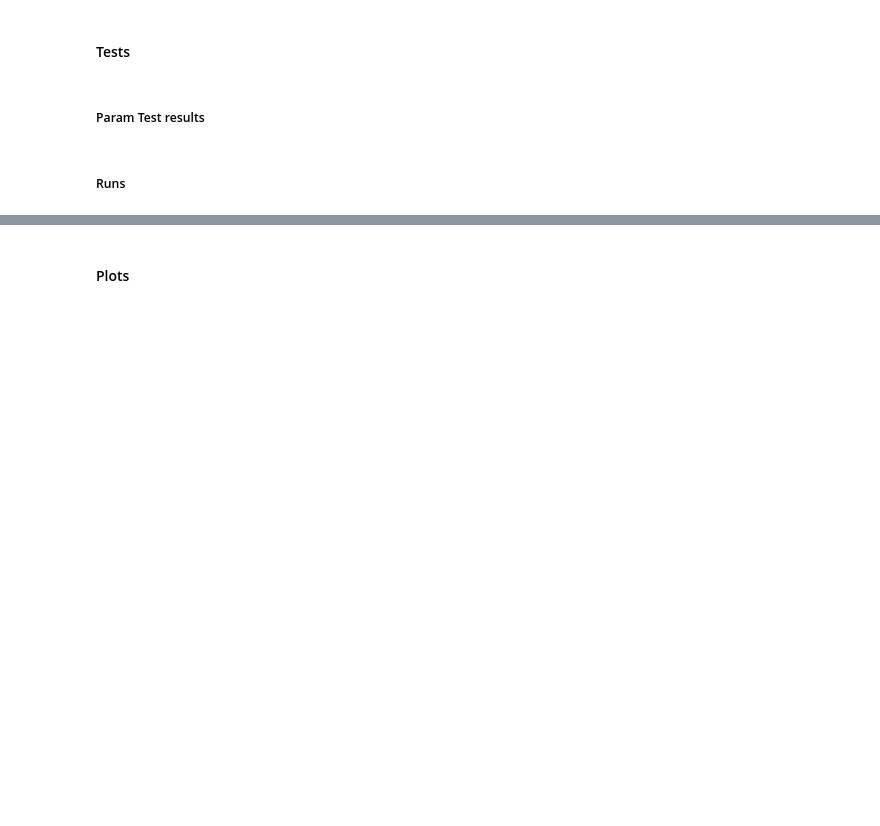
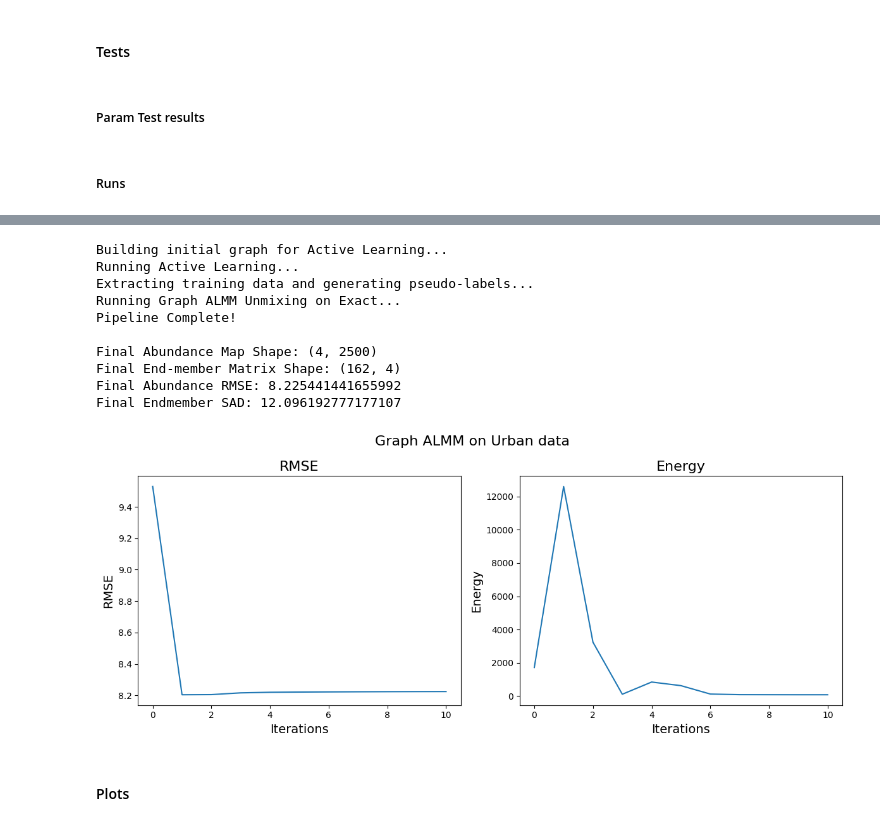
Before and after one commit to mtyler1059/Nearly-Blind-Hyperspectral-Unmixing, a Jupyter notebook: HSI_experiments.ipynb, the cells around one changed output, grey strips where cells are left out. Cells and saved outputs as stored; diff of their text form; code cells hidden in the pictures; blank space fills up the shorter version.

```diff
--- a/HSI_experiments.ipynb
+++ b/HSI_experiments.ipynb
@@ -247,2 +294,42 @@ GRSU_urban_RMSE, GRSU_urban_energy, __, __ = run_unmixing_pipeline_example(X = X
+# %%
+# Graph ALMM (RMSE)
+# ==========
+# Best RMSE: 8.225441441655992
+# Best alpha: 0.0055
+# Best M_total: 40.0
+# Best xi: 10
+# Best label: Exact
+
+alpha_0 = 0.0055
+beta_0 = (1e-3 + 1e-2)/2
+gamma_0 = (1e-3 + 1e-2)/2
+eta_0 = (1e-3 + 1e-2)/2
+xi_0 = 10
+
+# Actual Run
+A_graph_almm_urban, S_graph_almm_urban, A_rmse_graph_almm_urban, S_rmse_graph_almm_urban = run_unmixing_pipeline_example2(X = X_urban, A_gt = A_urban, S_gt = S_urban, N = samples,
+                                                                                                                        alpha = alpha_0, beta = beta_0, gamma = gamma_0, eta = eta_0, maxIter = iters,
+                                                                                                                        M_total_0 = 40.0, m_0 = 4, xi_0 = xi_0,
+                                                                                                                        OH_labels = False, print_bool = True,
+                                                                                                                        A_error = False, RMSE_plot = False, Energy_plot = False, title_0 = "Graph ALMM on Urban data", array_plots = False)
+
+# Error and Energy arrays
+graph_almm_urban_RMSE, graph_almm_urban_energy, __, __ = run_unmixing_pipeline_example2(X = X_urban, A_gt = A_urban, S_gt = S_urban, N = samples,
+                                                                                                                        alpha = alpha_0, beta = beta_0, gamma = gamma_0, eta = eta_0, maxIter = iters,
+                                                                                                                        M_total_0 = 40.0, m_0 = 4, xi_0 = xi_0,
+                                                                                                                        OH_labels = False, print_bool = False,
+                                                                                                                        A_error = False, RMSE_plot = True, Energy_plot = True, title_0 = "Graph ALMM on Urban data", array_plots = True)
+# %% [output]
+Building initial graph for Active Learning...
+Running Active Learning...
+Extracting training data and generating pseudo-labels...
+Running Graph ALMM Unmixing on Exact...
+Pipeline Complete!
+
+Final Abundance Map Shape: (4, 2500)
+Final End-member Matrix Shape: (162, 4)
+Final Abundance RMSE: 8.225441441655992
+Final Endmember SAD: 12.096192777177107
+[figure, added]
 # %% [markdown]
 #### Plots
```
Also changed, not shown: parts of 81 cells of this notebook, 10 other files.
